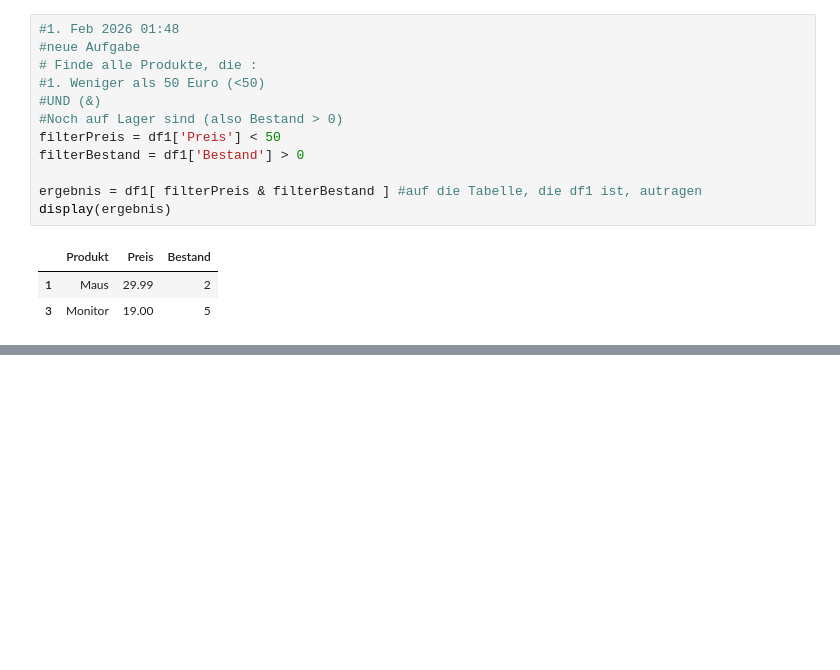
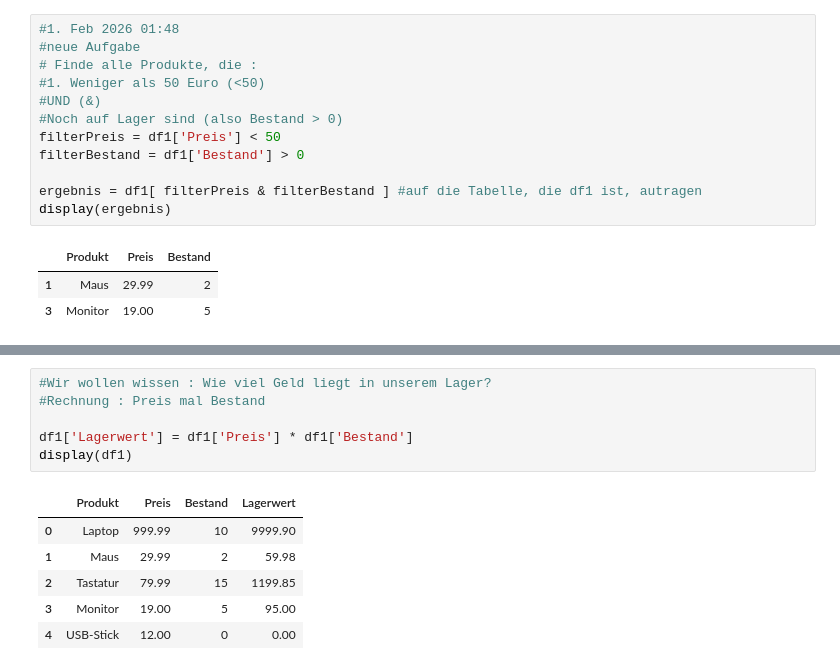
Before and after one commit to veniapputrii/Python, a Jupyter notebook: Python_Anfänger.ipynb, the cells around one changed output, grey strips where cells are left out. Saved outputs shown, nothing was run; the diff lists cells and outputs as text; blank space fills up the shorter version.

```diff
--- a/Python_Anfänger.ipynb
+++ b/Python_Anfänger.ipynb
@@ -116,0 +129,13 @@ display(ergebnis)
+# %%
+#Wir wollen wissen : Wie viel Geld liegt in unserem Lager?
+#Rechnung : Preis mal Bestand
+
+df1['Lagerwert'] = df1['Preis'] * df1['Bestand']
+display(df1)
+# %% [output]
+|  | Produkt | Preis | Bestand | Lagerwert |
+| 0 | Laptop | 999.99 | 10 | 9999.90 |
+| 1 | Maus | 29.99 | 2 | 59.98 |
+| 2 | Tastatur | 79.99 | 15 | 1199.85 |
+| 3 | Monitor | 19.00 | 5 | 95.00 |
+| 4 | USB-Stick | 12.00 | 0 | 0.00 |
```
Also changed, not shown: parts of 1 cell of this notebook.
